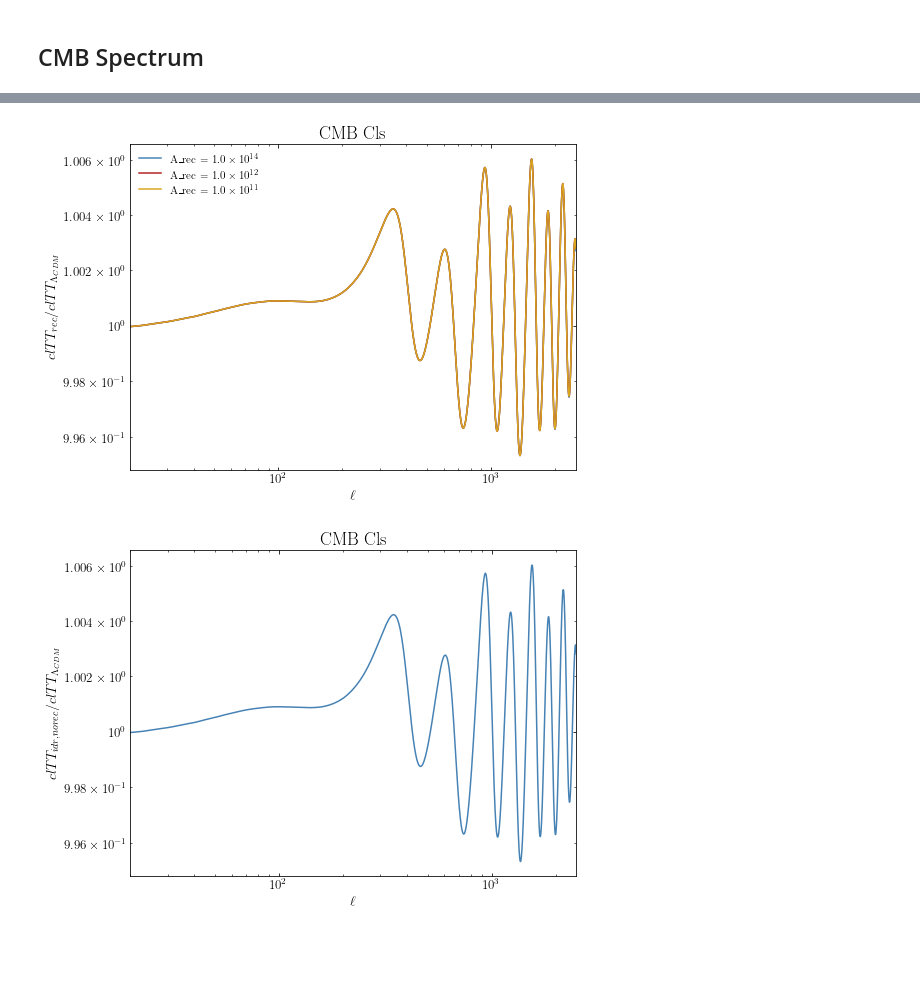
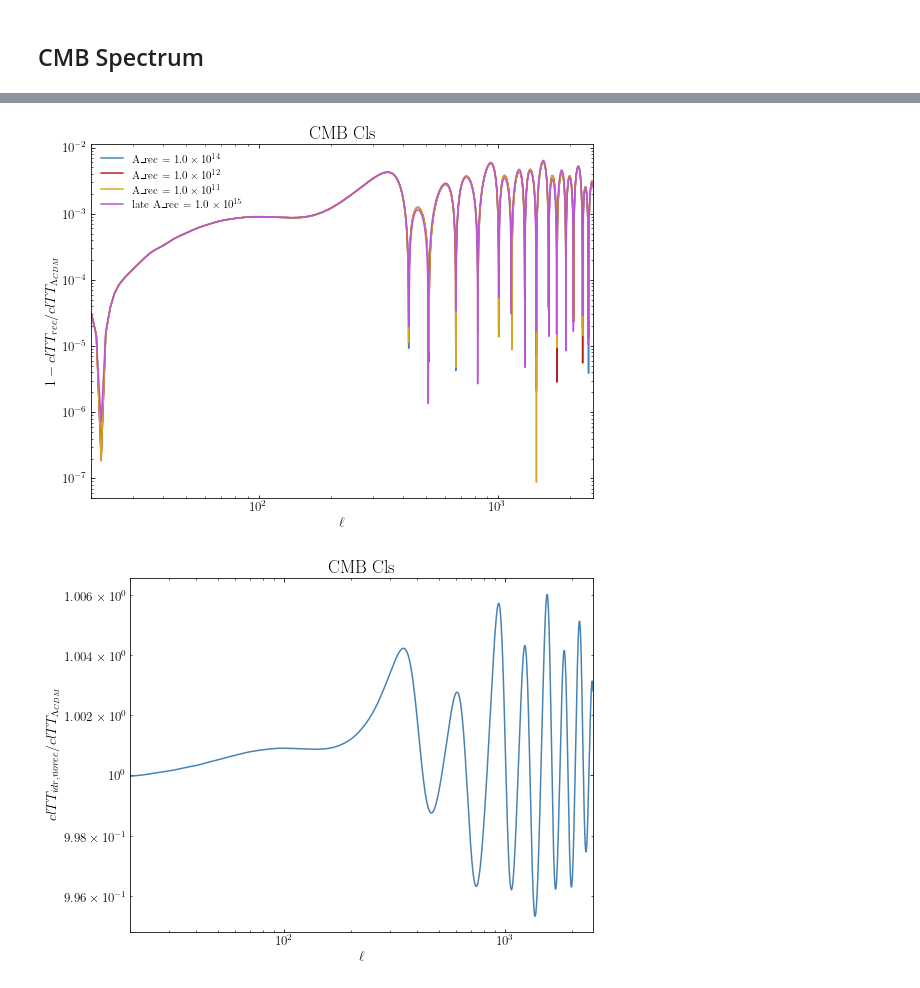
Before and after one commit to NolanSmyth/class_recoupling, a Jupyter notebook: cmb_testing.ipynb, the cells around one changed output, grey strips where cells are left out. Saved outputs shown, nothing was run; the diff lists cells and outputs as text; code cells hidden in the pictures; blank space fills up the shorter version.

```diff
--- a/cmb_testing.ipynb
+++ b/cmb_testing.ipynb
@@ -238,7 +278,10 @@ plt.show()
 ## CMB Spectrum
 # %%
 for i, A_rec in reversed(list(enumerate(A_recs))):
-    plt.plot(ll_arr[i][2:], clTT_arr[i][2:]/clTT_no_rec[2:], label='A_rec = ' + scientific_format(A_rec))
+    plt.plot(ll_arr[i][2:], abs(1-clTT_arr[i][2:]/clTT_no_rec[2:]), label='A_rec = ' + scientific_format(A_rec))
+
+plt.plot(ll_late_rec[2:], abs(1-clTT_late_rec[2:]/clTT_no_rec[2:]), label='late A_rec = ' + scientific_format(1e15))
+
 
 plt.xlim(2e1,2.5e3)
 # plt.ylim(1e-6,1e9)
@@ -248,5 +291,7 @@ plt.xlabel(r'$\ell$')
 plt.ylabel(r'$clTT_{rec}/clTT_{idr, no_rec}$')
 plt.title('CMB Cls')
 plt.legend()
+plt.tight_layout()
+plt.savefig('Figures/cls_rec_norec_late.pdf')
 plt.show()
 # %% [output]
@@ -254,18 +299,23 @@ plt.show()
 # %%
 for i, A_rec in reversed(list(enumerate(A_recs))):
-    plt.plot(ll_arr[i][2:], clTT_arr[i][2:]/clTT_lambdaCDM[2:], label='A_rec = ' + scientific_format(A_rec))
+    plt.plot(ll_arr[i][2:], abs(1-clTT_arr[i][2:]/clTT_lambdaCDM[2:]), label='A_rec = ' + scientific_format(A_rec))
+
+plt.plot(ll_late_rec[2:], abs(1-clTT_late_rec[2:]/clTT_lambdaCDM[2:]), label='late A_rec = ' + scientific_format(1e15))
+
 
 plt.xlim(2e1,2.5e3)
 # plt.ylim(1e-6,1e9)
 plt.xscale('log')
 plt.yscale('log')
 plt.xlabel(r'$\ell$')
-plt.ylabel(r'$clTT_{rec}/clTT_{\Lambda_{CDM}}$')
+plt.ylabel(r'$1 - clTT_{rec}/clTT_{\Lambda_{CDM}}$')
 plt.title('CMB Cls')
 plt.legend()
+plt.tight_layout()
+plt.savefig('Figures/cls_rec_lambda_late.pdf')
 plt.show()
 # %% [output]
-[figure, old version]
+[figure, new version]
 # %%
 plt.plot(ll_no_rec[2:], clTT_no_rec[2:]/clTT_lambdaCDM[2:])
 
@@ -276,6 +326,9 @@ plt.yscale('log')
 plt.xlabel(r'$\ell$')
 plt.ylabel(r'$clTT_{idr, no rec}/clTT_{\Lambda_{CDM}}$')
 plt.title('CMB Cls')
+plt.tight_layout()
+
+# plt.savefig('Figures/cls_norec_lambda.pdf')
 plt.show()
 # %% [output]
-[figure, old version]
+[figure, new version]
```
Also changed, not shown: parts of 6 cells of this notebook, 8 other files.
